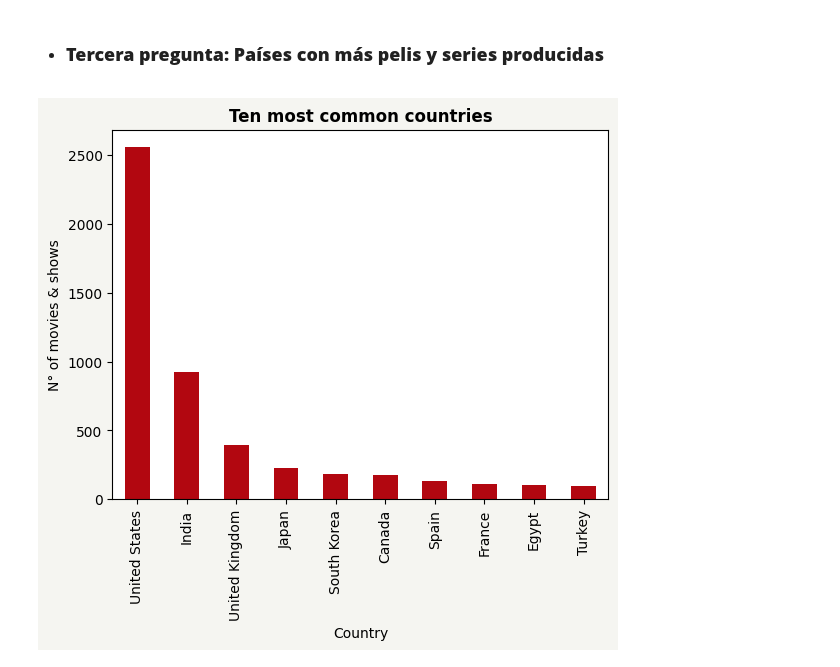
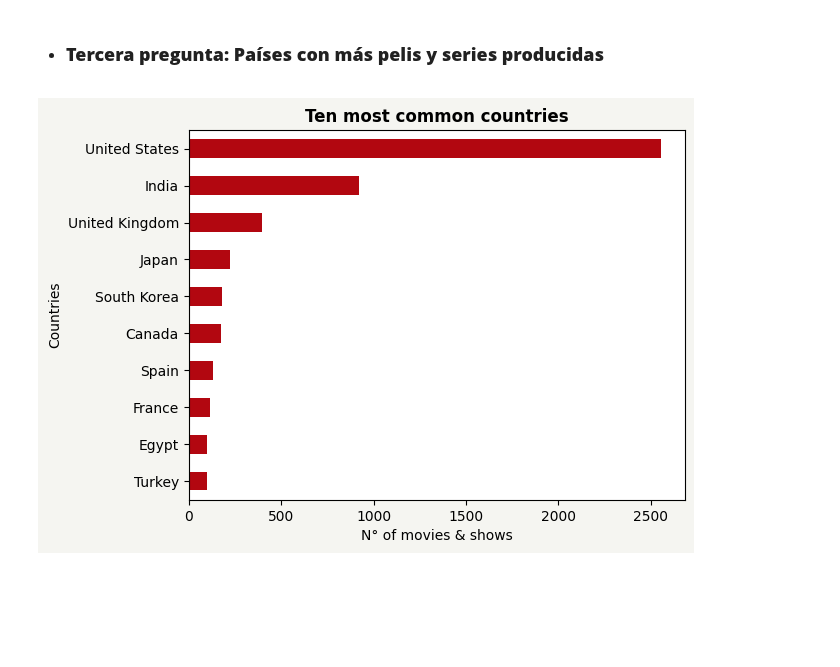
Before and after one commit to Apanizza197/AnalisisDeDatos, a Jupyter notebook: Practico2/practico_2.ipynb, the cells around one changed output. Cells and saved outputs as stored; diff of their text form; code cells hidden in the pictures; blank space fills up the shorter version.

```diff
--- a/Practico2/practico_2.ipynb
+++ b/Practico2/practico_2.ipynb
@@ -88,19 +92,20 @@ plt.show()
 # %%
 #Converting to string and discarding nan values
 df['country'] = df['country'].astype(str)
 df = df[df['country'].str.lower() != 'nan']
 
 #Counting the countries and plotting the ten most common
 country_count = df['country'].value_counts().head(10)
+country_count_sorted = country_count.sort_values(ascending=True)
 
-#Plotting
+#Plotting the graph of the most common countries in a horizontal bar chart
 fig, ax = plt.subplots()
 fig.patch.set_facecolor(color=colours[0])
 bar_colours = [colours[2]] * 10
-country_count.plot(kind='bar', color=bar_colours, ax=ax)
+country_count_sorted.plot(kind='barh', color=bar_colours, ax=ax)
 ax.set_title('Ten most common countries', fontweight = 'bold')
-ax.set_xlabel('Country')
-ax.set_ylabel('N° of movies & shows')
+ax.set_xlabel('N° of movies & shows')
+ax.set_ylabel('Countries')
 plt.show()
 # %% [output]
-[figure, old version]
+[figure, new version]
```
Also changed, not shown: parts of 6 cells of this notebook.
